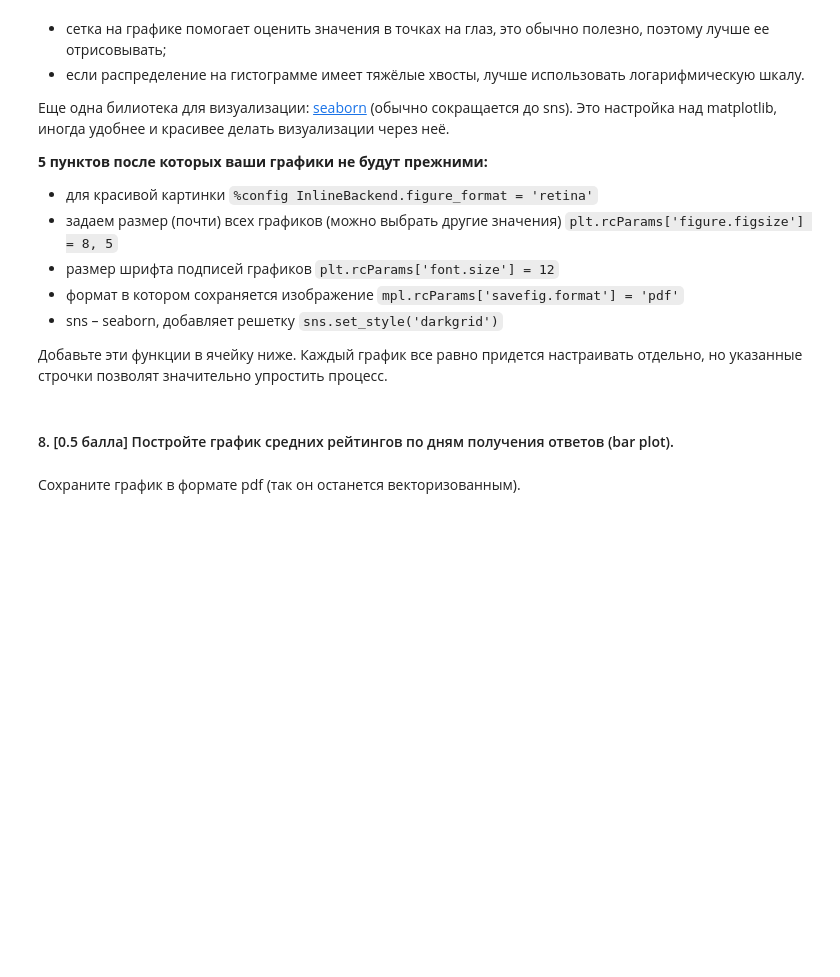
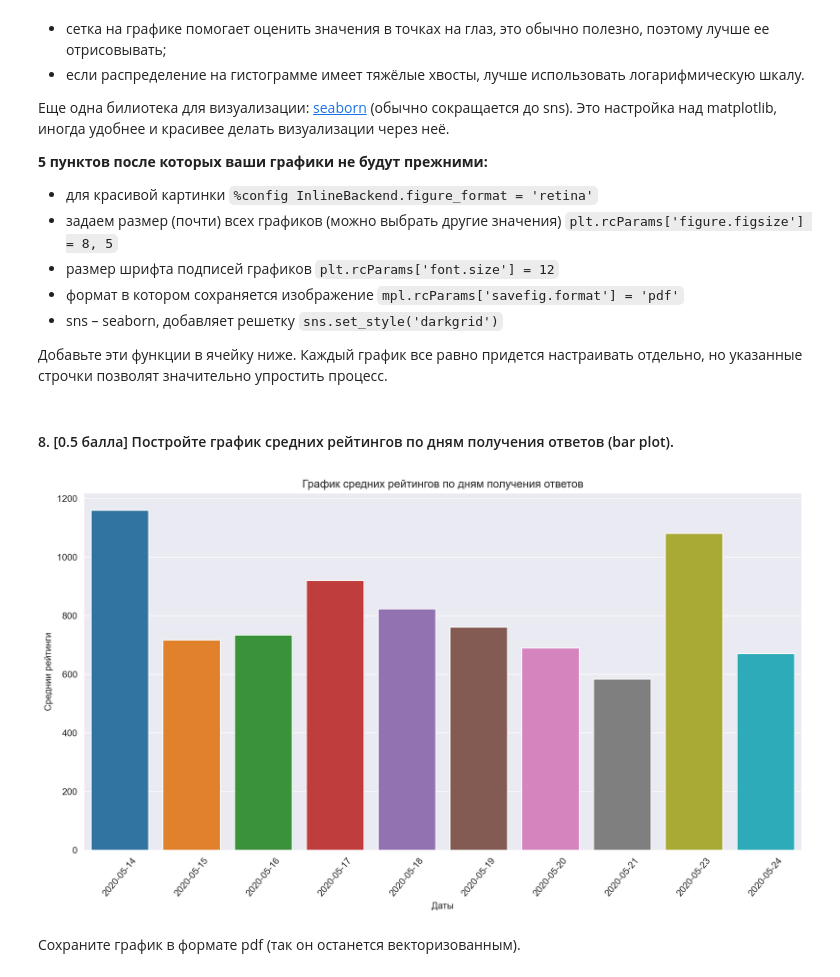
Before and after one commit to dyrbnyak/Modern_methods_of_data-analysis, a Jupyter notebook: l1/homework-practice-01-pandas.ipynb, the cells around one changed output. Cells and saved outputs as stored; diff of their text form; code cells hidden in the pictures; blank space fills up the shorter version.

Commit message:
Сделал задание с графиками

```diff
--- a/l1/homework-practice-01-pandas.ipynb
+++ b/l1/homework-practice-01-pandas.ipynb
@@ -460,5 +460,10 @@ import matplotlib.pyplot as plt
 import seaborn as sns
 
 # your code
+# %%
+%config InlineBackend.figure_format = 'retina'
+plt.rcParams['figure.figsize'] = 8, 5 # В данном случае размер графика будет 8 дюймов в ширину и 5 дюймов в высоту.
+plt.rcParams['savefig.format'] = 'pdf' #Эта команда устанавливает формат файла для сохранения графиков в Python с помощью библиотеки Matplotlib. В данном случае установлен формат PDF.
+sns.set_style('darkgrid') #В данном случае установлен стиль «darkgrid», который представляет собой тёмную сетку на фоне графика.
 # %% [markdown]
 #### 8. [0.5 балла] Постройте график средних рейтингов по дням получения ответов (bar plot).
@@ -467,2 +470,38 @@ import seaborn as sns
+# %%
+# your code
+
+%matplotlib inline
+import matplotlib.pyplot as plt
+import seaborn as sns
+
+es1 = pd.read_excel('end_seminar.xlsx')
+
+es1 = es1[['timestamp','rating']]
+es1['timestamp'] = es1['timestamp'].dt.date
+es1 = (es1.groupby(by = 'timestamp', as_index=False)['rating']).mean()
+es1 = pd.DataFrame(es1)
+
+date = es1['timestamp']
+rating_mean = es1['rating']
+
+fig, ax = plt.subplots(figsize =(14, 7))
+
+plt.bar(date,rating_mean,width= 0.5,color='maroon')
+plt.xticks(rotation=50)
+
+ax.set_xticks(date)
+ax.set_xticklabels(date)
+
+sns.barplot(x=date, y=rating_mean)
+sns.set_style('darkgrid',)
+
+plt.xlabel('Даты')
+plt.ylabel('Среднии рейтинги')
+plt.title("График средних рейтингов по дням получения ответов")
+
+
+plt.show()
+# %% [output]
+[figure, added]
 # %% [markdown]
 Сохраните график в формате pdf (так он останется векторизованным).
```
Also changed, not shown: parts of 3 cells of this notebook, 1 other file.
